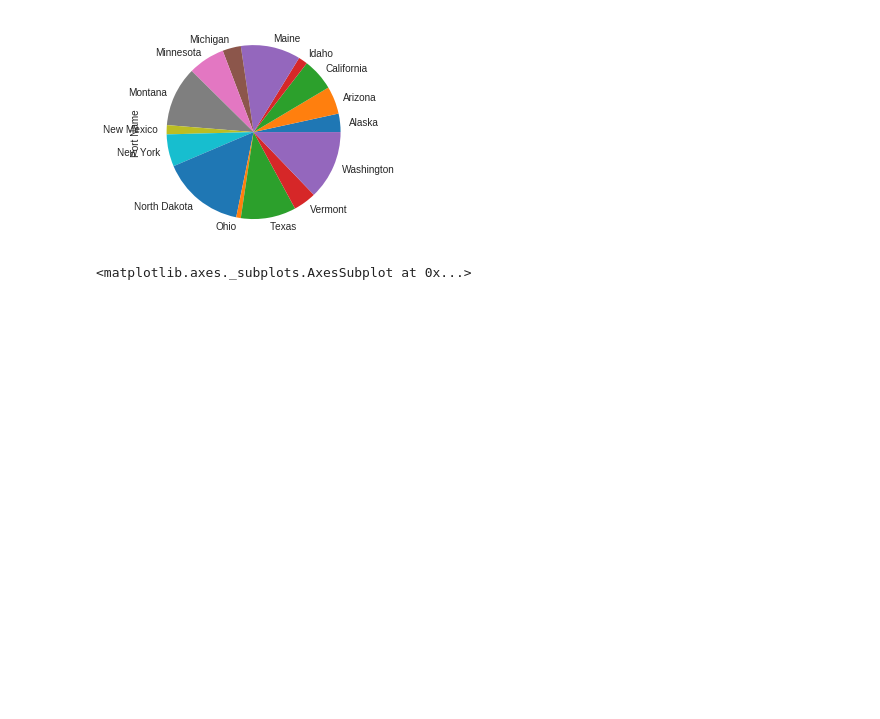
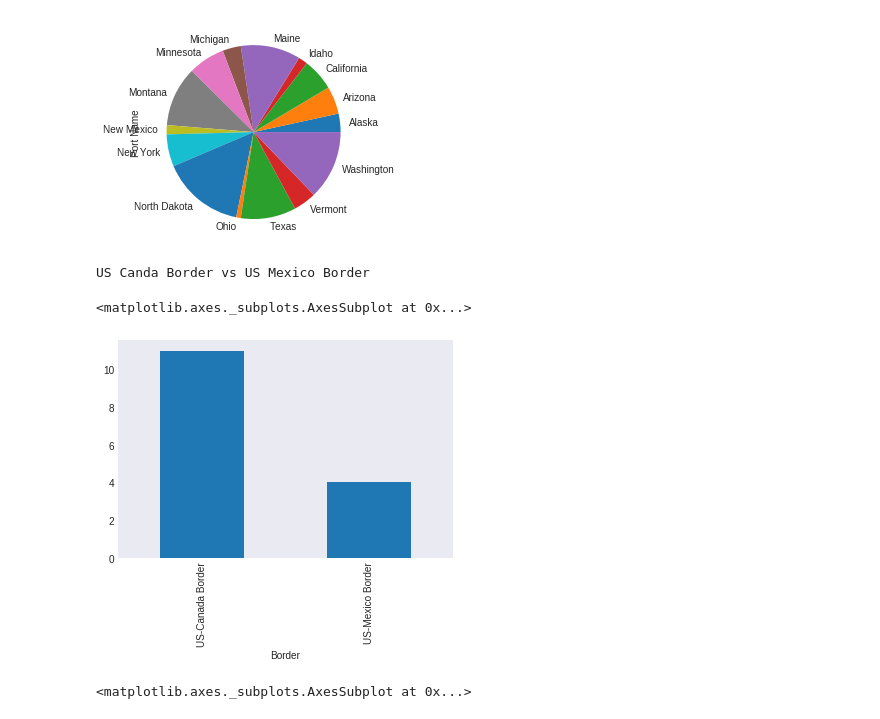
Before and after one commit to aakash9691/border_crossing_analysis, a Jupyter notebook: Border_crossing.ipynb, the cells around one changed output. Saved outputs shown, nothing was run; the diff lists cells and outputs as text; code cells hidden in the pictures; blank space fills up the shorter version.

```diff
--- a/Border_crossing.ipynb
+++ b/Border_crossing.ipynb
@@ -19,6 +19,13 @@ BC[['State', 'Port Name']].groupby('State')['Port Name'].nunique().plot(kind='pi
 There are 116 Port of entry to USA from below border sharing states
 <matplotlib.axes._subplots.AxesSubplot at 0x...>
 [figure]
+# %%
+print(f'US Canda Border vs US Mexico Border')
+BC[['Border', 'State']].groupby('Border')['State'].nunique().plot(kind='bar')
+# %% [output]
+US Canda Border vs US Mexico Border
+<matplotlib.axes._subplots.AxesSubplot at 0x...>
+[figure, added]
 # %%
 BC[ BC['Border'] == 'US-Mexico Border'].groupby('State')['Value'].mean().plot(kind='bar')
 BC[ BC['Border'] == 'US-Canada Border'].groupby('State')['Value'].mean().plot(kind='bar')
```
